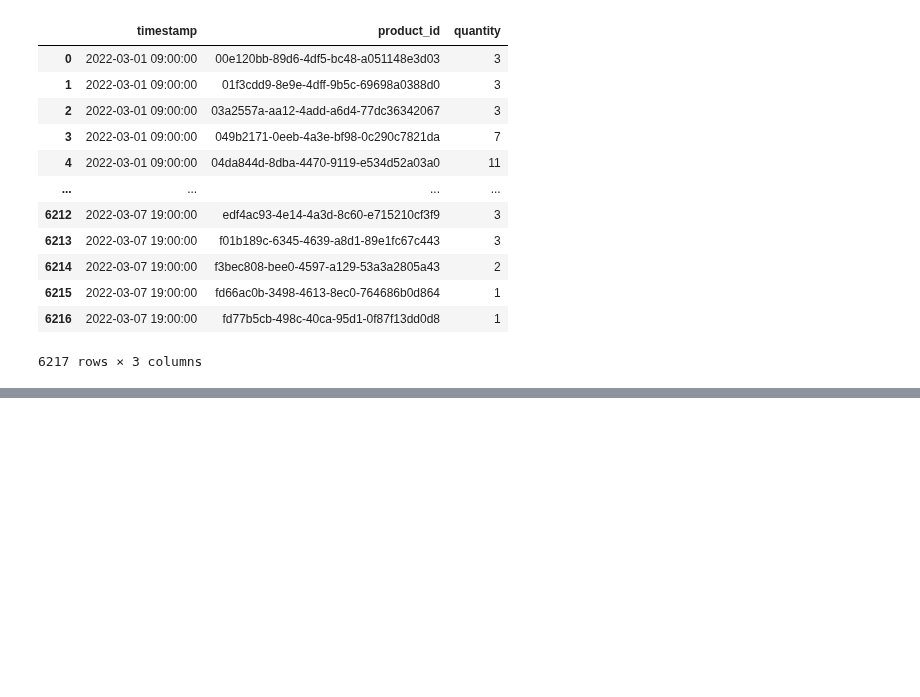
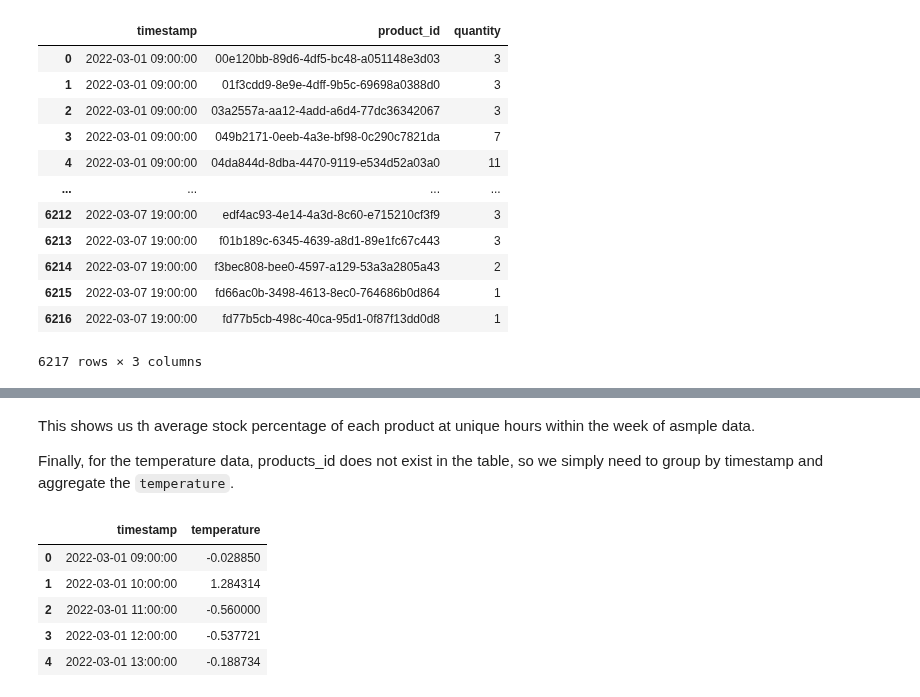
Before and after one commit to lawalsegun2025/forage_projects, a Jupyter notebook: 002_Cognizant_Artificial_Intelligence/3_Model_Building_and_Interpretation/notebook/modeling.ipynb, the cells around one changed output, grey strips where cells are left out. Drawn from its saved outputs; the diff is of its cells as text; code cells hidden in the pictures; blank space fills up the shorter version.

```diff
--- a/002_Cognizant_Artificial_Intelligence/3_Model_Building_and_Interpretation/notebook/modeling.ipynb
+++ b/002_Cognizant_Artificial_Intelligence/3_Model_Building_and_Interpretation/notebook/modeling.ipynb
@@ -273,0 +310,14 @@ sales_agg
+# %% [markdown]
+This shows us th average stock percentage of each product at unique hours within the week of asmple data.
+
+Finally, for the temperature data, products_id does not exist in the table, so we simply need to group by timestamp and aggregate the `temperature`.
+# %%
+temp_agg = temp_df.groupby(['timestamp']).agg({'temperature': 'mean'}).reset_index()
+temp_agg.head()
+# %% [output]
+|  | timestamp | temperature |
+| 0 | 2022-03-01 09:00:00 | -0.028850 |
+| 1 | 2022-03-01 10:00:00 | 1.284314 |
+| 2 | 2022-03-01 11:00:00 | -0.560000 |
+| 3 | 2022-03-01 12:00:00 | -0.537721 |
+| 4 | 2022-03-01 13:00:00 | -0.188734 |
```
Also changed, not shown: parts of 10 cells of this notebook.
